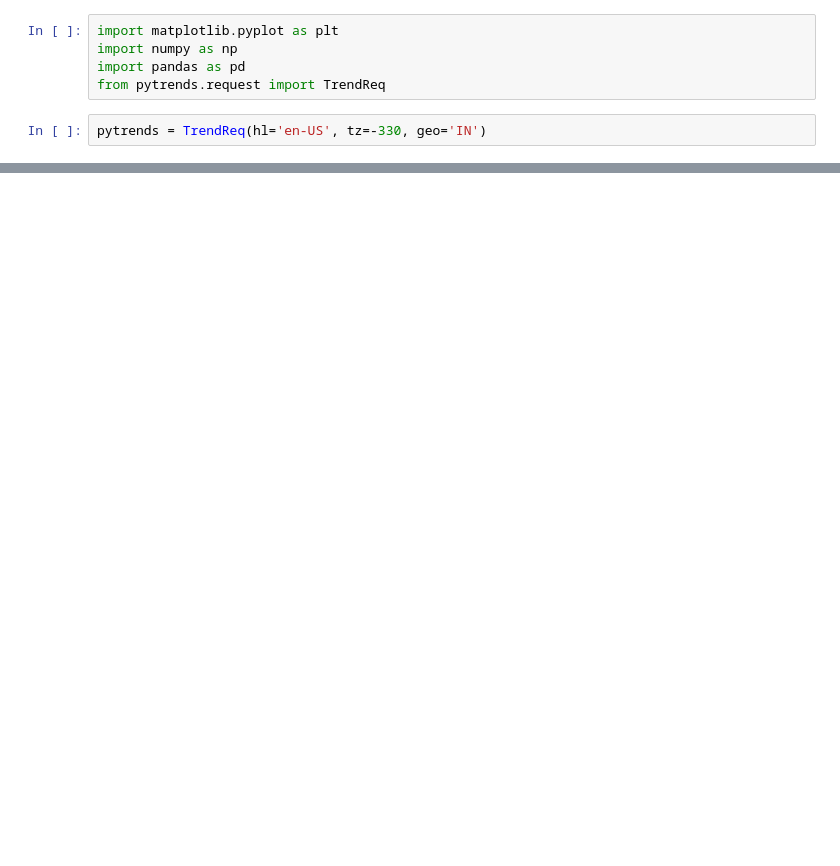
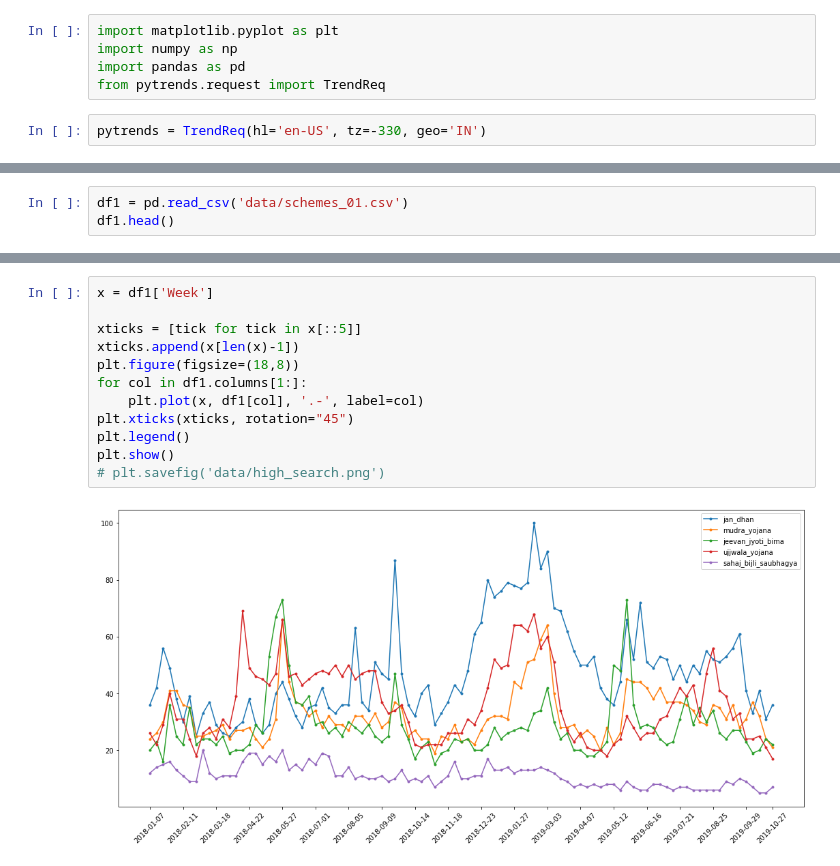
Before and after one commit to sanhitamj/election_2019_analysis, a Jupyter notebook: compare_pytrends_display.ipynb, the cells around one changed output, grey strips where cells are left out. Saved outputs shown, nothing was run; the diff lists cells and outputs as text; blank space fills up the shorter version.

```diff
--- a/compare_pytrends_display.ipynb
+++ b/compare_pytrends_display.ipynb
@@ -61,0 +93,3 @@ df[df['date'].dt.year>=2018]
+# %%
+df1 = pd.read_csv('data/schemes_01.csv')
+df1.head()
@@ -61,0 +103,14 @@ df[df['date'].dt.year>=2018]
+# %%
+x = df1['Week']
+
+xticks = [tick for tick in x[::5]]
+xticks.append(x[len(x)-1])
+plt.figure(figsize=(18,8))
+for col in df1.columns[1:]:
+    plt.plot(x, df1[col], '.-', label=col)
+plt.xticks(xticks, rotation="45")
+plt.legend()
+plt.show()
+# plt.savefig('data/high_search.png')
+# %% [output]
+[figure, added]
```
Also changed, not shown: parts of 10 cells of this notebook, 3 other files.
